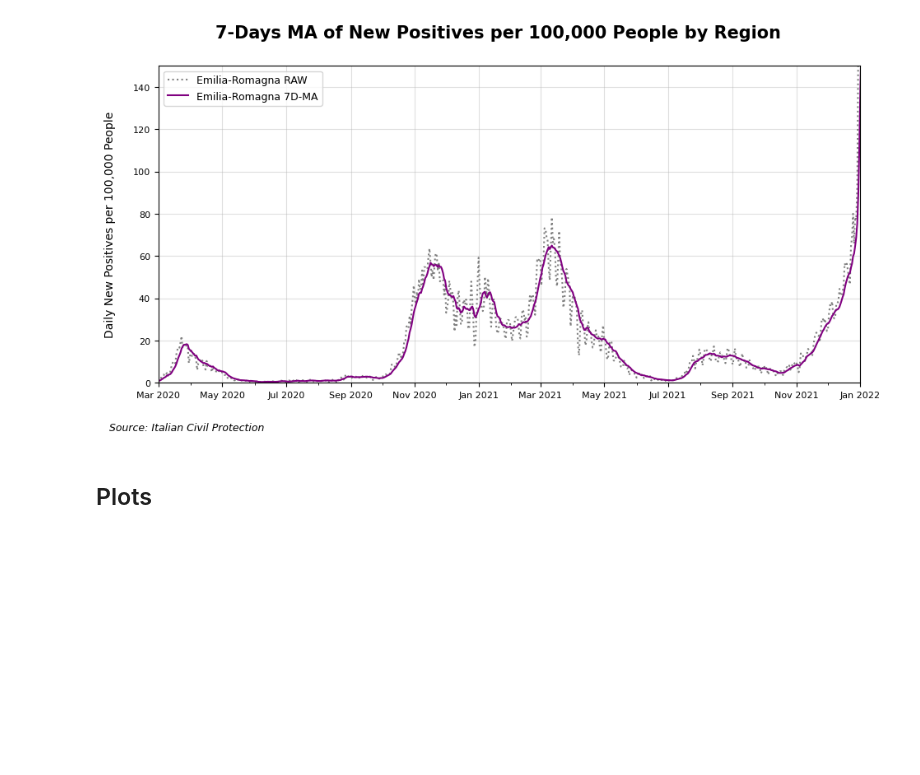
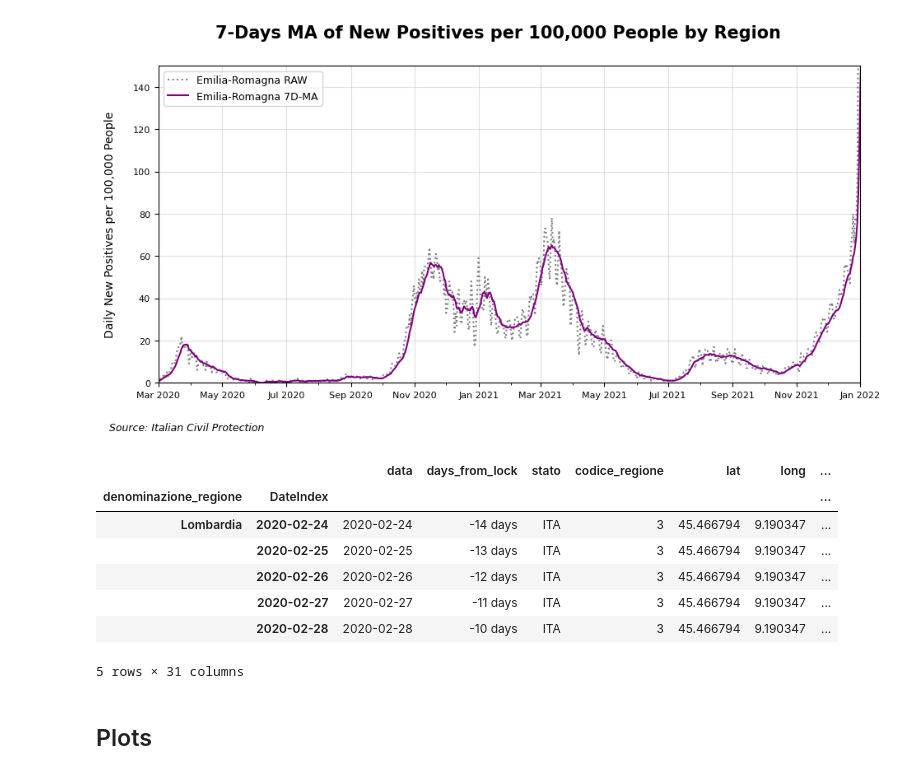
Before and after one commit to zurlog/dpc-covid19, a Jupyter notebook: scripts/dpc-covid19-regions.ipynb, the cells around one changed output. Saved outputs shown, nothing was run; the diff lists cells and outputs as text; code cells hidden in the pictures; blank space fills up the shorter version.

```diff
--- a/scripts/dpc-covid19-regions.ipynb
+++ b/scripts/dpc-covid19-regions.ipynb
@@ -247,4 +296,22 @@ ax.text(0.04, -0.15, "Source: Italian Civil Protection", ha="center", fontsize=9
 # %% [output]
 Text(0.04, -0.15, 'Source: Italian Civil Protection')
 [figure]
+# %%
+reg_selection = ['Lombardia', 'Veneto', 'Piemonte', 'Liguria','Emilia-Romagna','Toscana', 'Marche']
+#reg_selection = regioni[regioni.index.isin(reg_selection)]
+reg_selection = regioni.loc[reg_selection,:]
+#reg_selection.set_index(['denominazione_regione','data'], inplace=True)
+display(reg_selection.head())
+
+#regioni.set_index(['denominazione_regione','DateIndex'], inplace=True)
+#regioni.sort_index(level=[0,1], inplace=True)
+# %% [output]
+|  |  | data | days_from_lock | stato | codice_regione | lat | long | ... |
+| denominazione_regione | DateIndex |  |  |  |  |  |  | ... |
+| Lombardia | 2020-02-24 | 2020-02-24 | -14 days | ITA | 3 | 45.466794 | 9.190347 | ... |
+|  | 2020-02-25 | 2020-02-25 | -13 days | ITA | 3 | 45.466794 | 9.190347 | ... |
+|  | 2020-02-26 | 2020-02-26 | -12 days | ITA | 3 | 45.466794 | 9.190347 | ... |
+|  | 2020-02-27 | 2020-02-27 | -11 days | ITA | 3 | 45.466794 | 9.190347 | ... |
+|  | 2020-02-28 | 2020-02-28 | -10 days | ITA | 3 | 45.466794 | 9.190347 | ... |
+5 rows × 31 columns
 # %%
```
Also changed, not shown: parts of 24 cells of this notebook, 9 other files.
